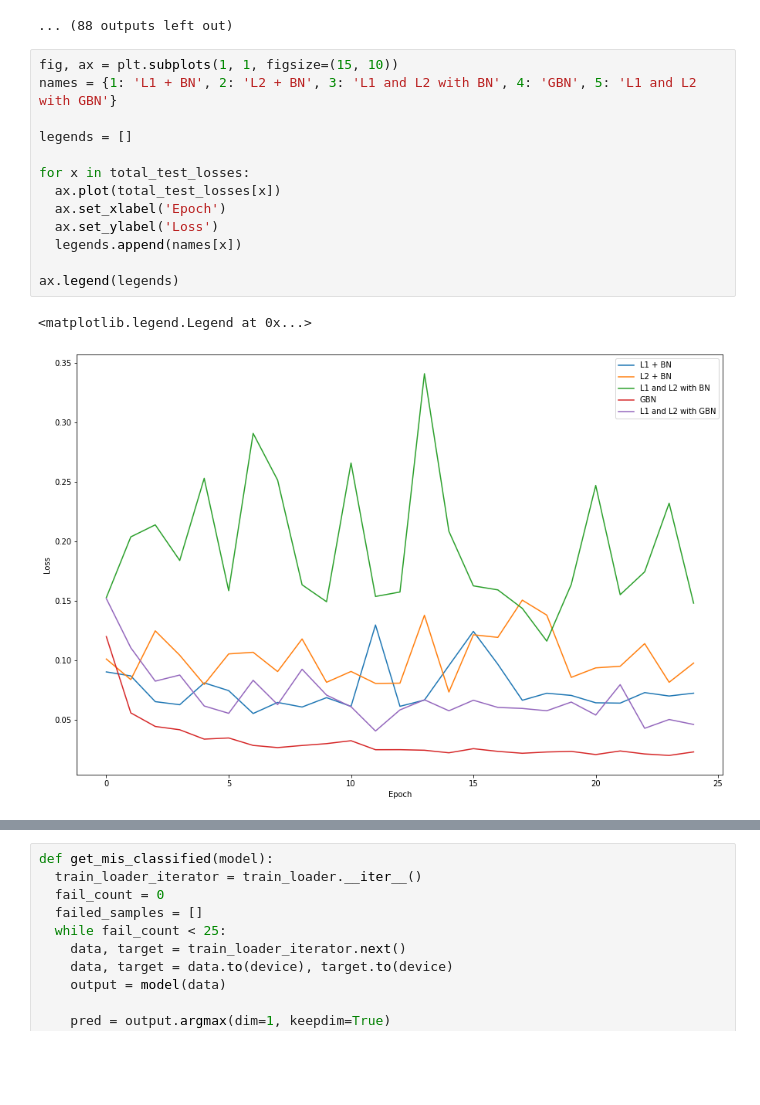
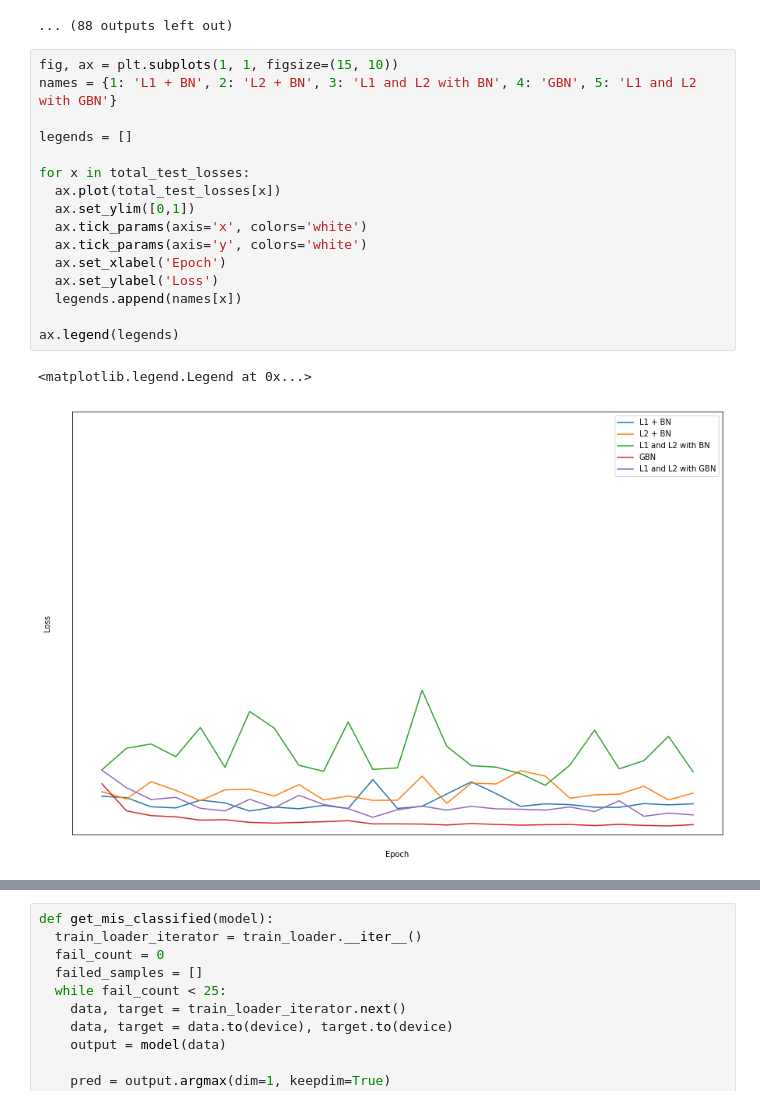
Before and after one commit to sahalk/eva, a Jupyter notebook: Session6/EVA5_Seession6.ipynb, the cells around one changed output, grey strips where cells are left out. Cells and saved outputs as stored; diff of their text form; blank space fills up the shorter version.

```diff
--- a/Session6/EVA5_Seession6.ipynb
+++ b/Session6/EVA5_Seession6.ipynb
@@ -383,19 +383,22 @@ EPOCH: 11
 # %%
 fig, ax = plt.subplots(1, 1, figsize=(15, 10))
 names = {1: 'L1 + BN', 2: 'L2 + BN', 3: 'L1 and L2 with BN', 4: 'GBN', 5: 'L1 and L2 with GBN'}
 
 legends = []
 
 for x in total_test_losses:
   ax.plot(total_test_losses[x])
+  ax.set_ylim([0,1])
+  ax.tick_params(axis='x', colors='white')
+  ax.tick_params(axis='y', colors='white')
   ax.set_xlabel('Epoch')
   ax.set_ylabel('Loss')
   legends.append(names[x])
 
 ax.legend(legends)
 # %% [output]
 <matplotlib.legend.Legend at 0x...>
-[figure, old version]
+[figure, new version]
 # %%
 fig, ax = plt.subplots(1, 1, figsize=(15, 10))
 legends = []
```
Also changed, not shown: parts of 2 cells of this notebook.
